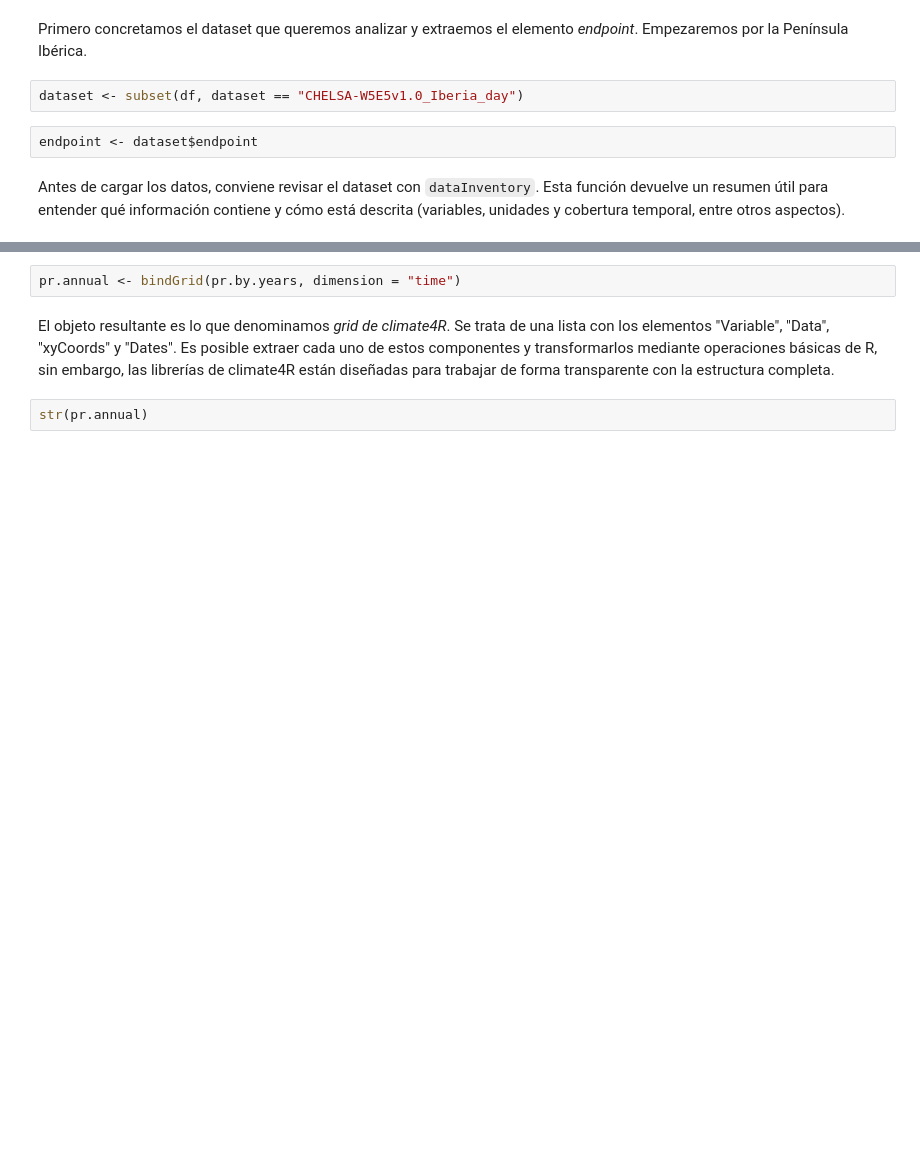
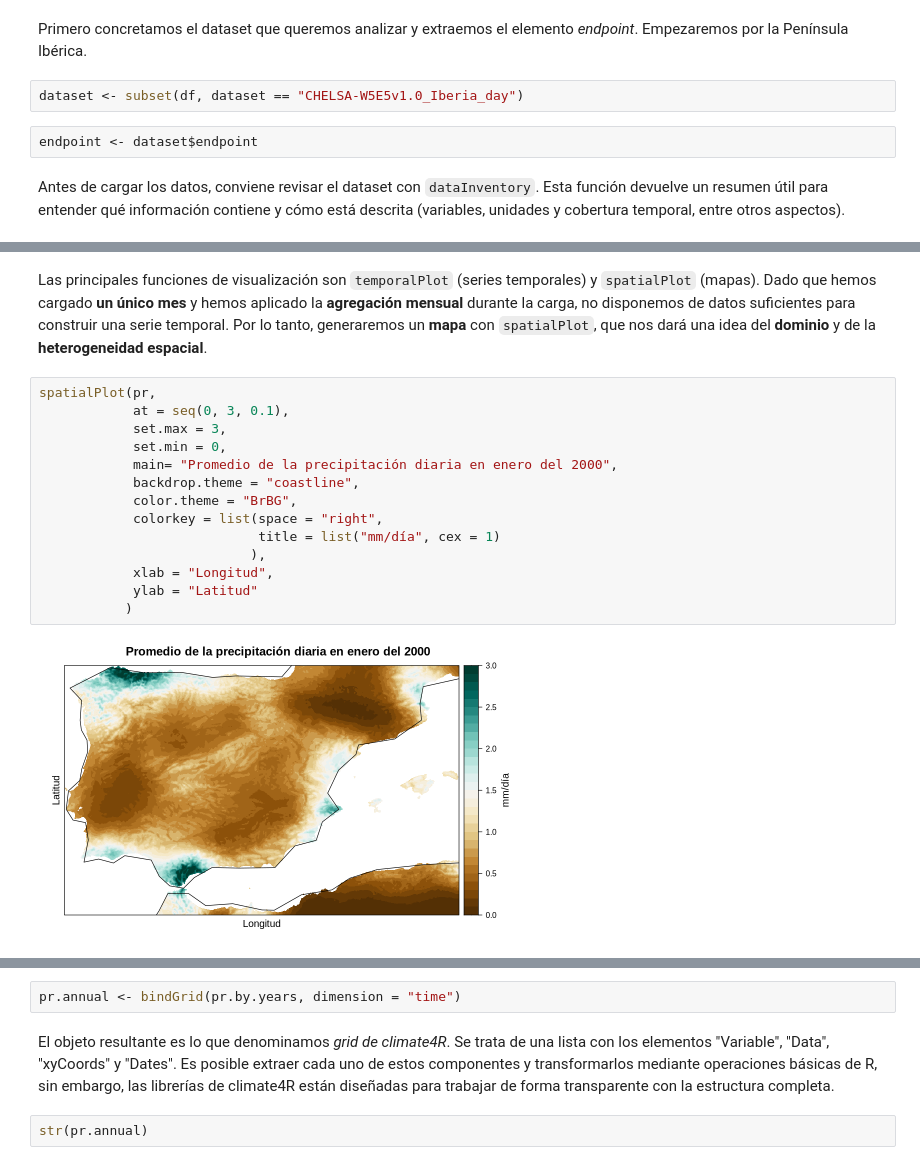
Before and after one commit to SantanderMetGroup/PTI-Clima-Datalab, a Jupyter notebook: Notebooks/R/dataset_CHELSA-W5E5v1.0_R.ipynb, the cells around one changed output, grey strips where cells are left out. Saved outputs shown, nothing was run; the diff lists cells and outputs as text; blank space fills up the shorter version.

```diff
--- a/Notebooks/R/dataset_CHELSA-W5E5v1.0_R.ipynb
+++ b/Notebooks/R/dataset_CHELSA-W5E5v1.0_R.ipynb
@@ -202,0 +200,18 @@ spatialPlot(pr)
+# %% [markdown]
+Las principales funciones de visualización son `temporalPlot` (series temporales) y `spatialPlot` (mapas). Dado que hemos cargado **un único mes** y hemos aplicado la **agregación mensual** durante la carga, no disponemos de datos suficientes para construir una serie temporal. Por lo tanto, generaremos un **mapa** con `spatialPlot`, que nos dará una idea del **dominio** y de la **heterogeneidad espacial**.
+# %%
+spatialPlot(pr,
+            at = seq(0, 3, 0.1),
+            set.max = 3,
+            set.min = 0,
+            main= "Promedio de la precipitación diaria en enero del 2000",
+            backdrop.theme = "coastline",
+            color.theme = "BrBG",
+            colorkey = list(space = "right",
+                            title = list("mm/día", cex = 1)
+                           ),
+            xlab = "Longitud",
+            ylab = "Latitud"
+           )
+# %% [output]
+[figure, added]
```
Also changed, not shown: parts of 19 cells of this notebook.
